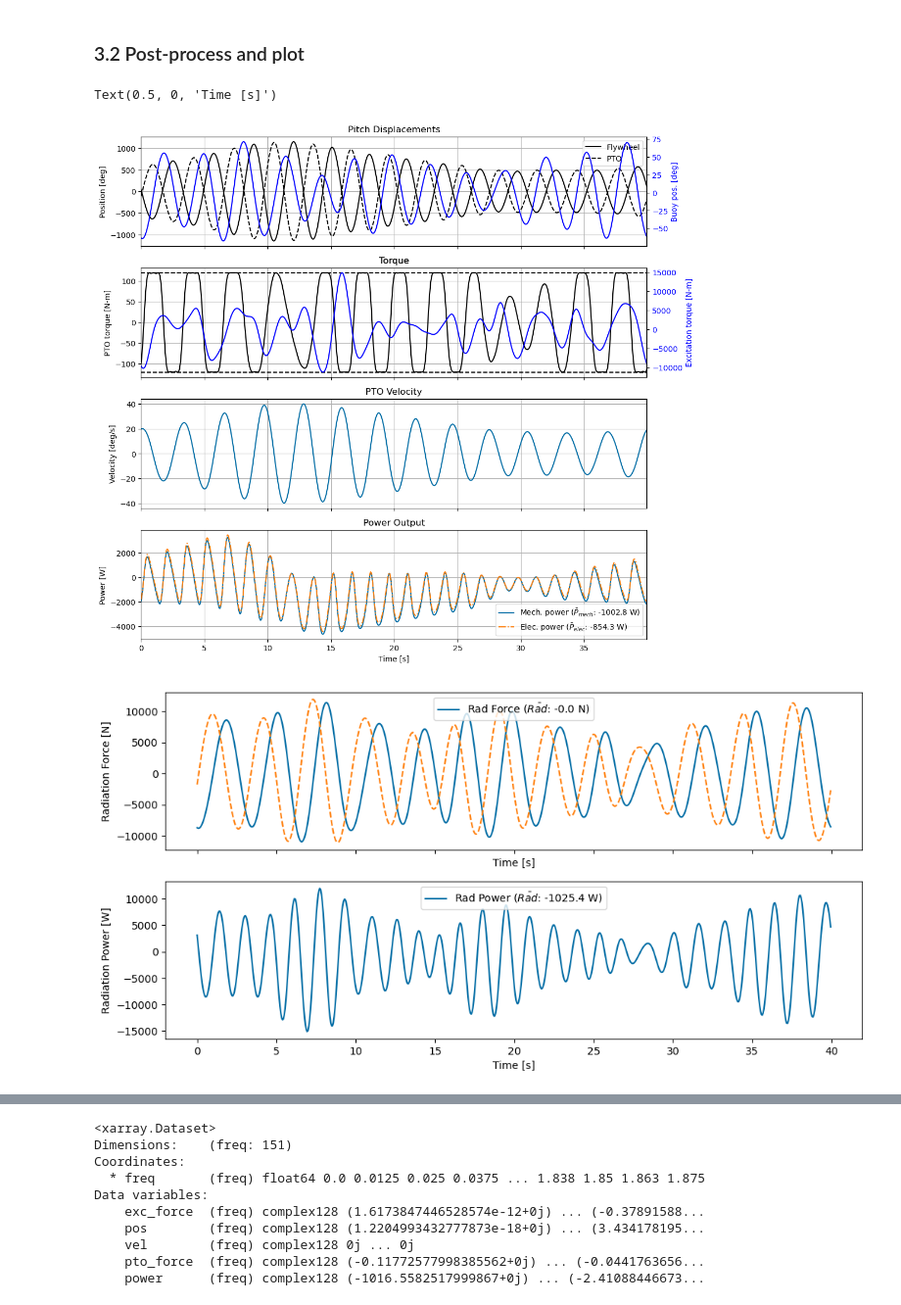
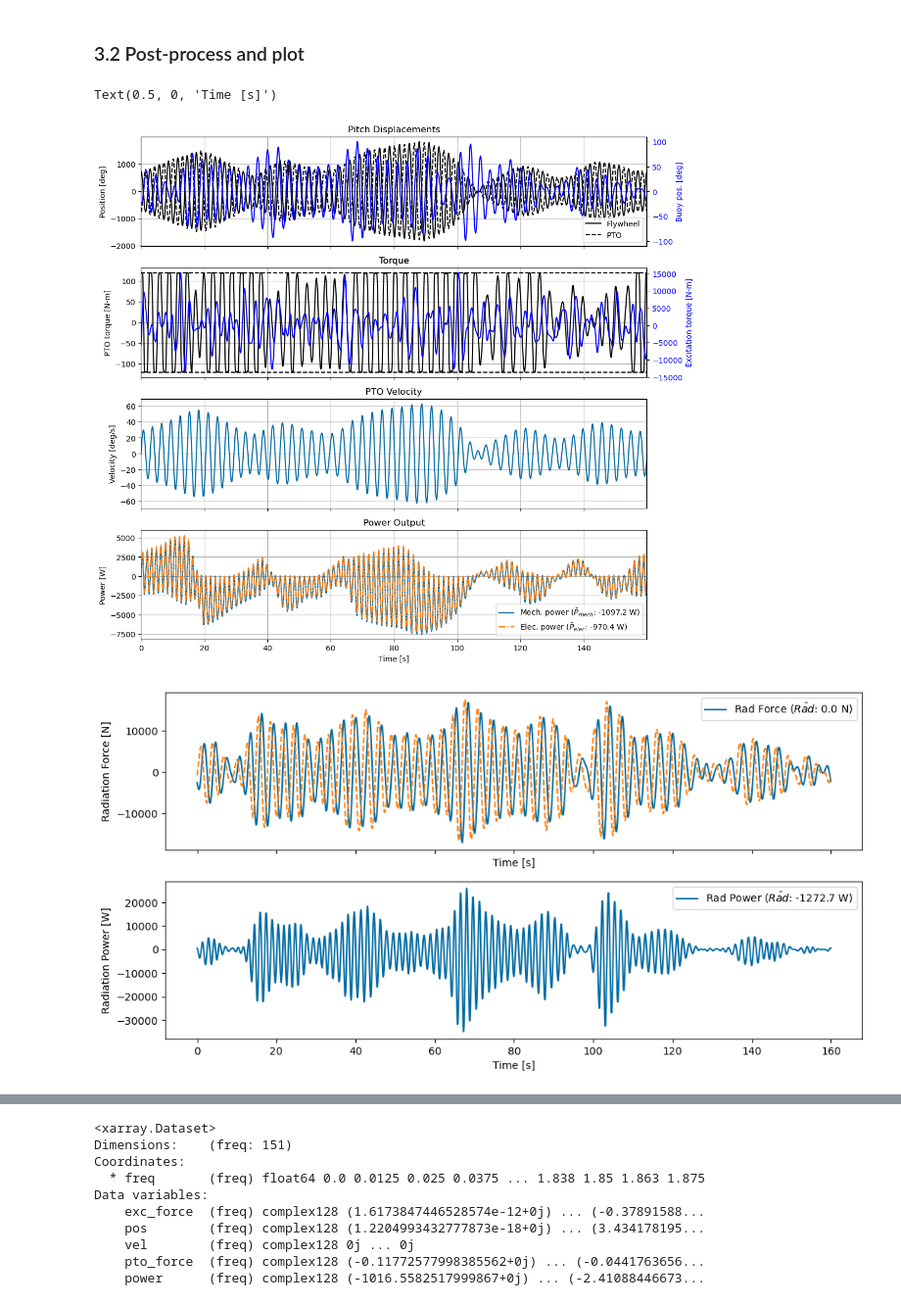
Before and after one commit to jtgrasb/WecOptTool, a Jupyter notebook: examples/tutorial_4_Pioneer.ipynb, the cells around one changed output, grey strips where cells are left out. Shown at 98% size. Saved outputs shown, nothing was run; the diff lists cells and outputs as text; code cells hidden in the pictures.

```diff
--- a/examples/tutorial_4_Pioneer.ipynb
+++ b/examples/tutorial_4_Pioneer.ipynb
@@ -79,7 +79,7 @@ Next, the number of realizations
 # show nrealization convergence
 # %%
 nfreq = 300
-f1 = 3/nfreq # Hz
+f1 = 1.875/nfreq # Hz
 # %%
 # regular
 amplitude = 0.15
@@ -123,7 +123,7 @@ hull_geom = wot.geom.WaveBot(r1=130./2 * in2m,
                              h2=17.321 * in2m,
                              scale_factor=1,
                              freeboard=freeboard)
-mesh = hull_geom.mesh(mesh_size_factor=0.5)
+mesh = hull_geom.mesh(mesh_size_factor=0.3)
 _ = hull_geom.plot_cross_section()
 # %% [output]
 [figure]
@@ -322,23 +315,23 @@ Coordinates:
 # %%
 # compare run times vs. number of frequencies
-nfreqs = [10, 20, 40, 80]
-print(nfreqs)
-fend = 1.875
+#nfreqs = [10, 20, 40, 80]
+#print(nfreqs)
+#fend = 1.875
 
-for nfreq in nfreqs:
+#for nfreq in nfreqs:
 
     # calculate max power
-    #Fe = bem_data['Froude_Krylov_force'] + bem_data['diffraction_force']
-    ampSpect = waves_irregular.sel(realization=0).values
+#    Fe = bem_data['Froude_Krylov_force'] + bem_data['diffraction_force']
+#    ampSpect = waves_irregular.sel(realization=0).values
 
-    Fe = np.squeeze(ampSpect)*np.squeeze(Fe.values)
+#    Fe = np.squeeze(ampSpect)*np.squeeze(Fe.values)
 
     # Maximum Mechanical Power
-    P_ub_vec = (1/8)*abs(Fe)**2/np.real(Zi.squeeze())
-    P_ub = - sum(np.squeeze(P_ub_vec)).values
+#    P_ub_vec = (1/8)*abs(Fe)**2/np.real(Zi.squeeze())
+#    P_ub = - sum(np.squeeze(P_ub_vec)).values
 
-    plt.figure()
-    plt.stem(freq,P_ub_vec)
+#    plt.figure()
+#    plt.stem(freq,P_ub_vec)
 
     #print(P_ub_vec)
-    print(P_ub)
+#    print(P_ub)
@@ -809,7 +805,7 @@ The solver is run 5 times (1 for each wave phase realization). Each of these pha
 ### 3.2 Post-process and plot
 # %%
 nsubsteps = 5
-wec_fdom, wec_tdom = wec.post_process(results[0], waves_irregular.sel(realization=0), nsubsteps=nsubsteps)
+wec_fdom, wec_tdom = wec.post_process(wec,results, waves_irregular, nsubsteps=nsubsteps)
 
 # Manually post-process PTO and flywheel outputs
 x_wec, x_opt = wot.decompose_state(results[0].x, 1, nfreq)
@@ -823,13 +819,13 @@ pto_elec_power = electrical_power(wec, x_wec, x_opt, waves_irregular.sel(realiza
 avg_mech_power = np.mean(pto_mech_power)
 avg_elec_power = np.mean(pto_elec_power)
 
-rad_force = np.squeeze(wec_tdom['force'].sel(type=['radiation']))
-rad_force_fd = np.squeeze(wec_fdom['force'].sel(type=['radiation']))
+rad_force = np.squeeze(wec_tdom[0]['force'].sel(type=['radiation']))
+rad_force_fd = np.squeeze(wec_fdom[0]['force'].sel(type=['radiation']))
 
-rad_power = rad_force*wec_tdom['vel']
+rad_power = rad_force*wec_tdom[0]['vel']
 # %%
 fig, ax = plt.subplots(nrows=4, sharex=True, figsize=(12, 12))
-t = wec_tdom.time.values
+t = wec_tdom[0].time.values
 
 # Positions
 ax[0].plot(t, fw_pos*180/np.pi, label='Flywheel', c='k')
@@ -840,7 +836,7 @@ ax[0].legend()
 
 ax0 = ax[0].twinx()
 ax0.tick_params(axis='y', labelcolor='b')
-(wec_tdom.pos*180/np.pi).plot(hue='influenced_dof', label='Buoy', ax=ax0, c='b')
+(wec_tdom[0].pos*180/np.pi).plot(hue='influenced_dof', label='Buoy', ax=ax0, c='b')
 ax0.set_ylabel('Buoy pos. [deg]', color='b')
 ax0.set_title('')
 
@@ -853,7 +849,7 @@ ax[1].set_title('Torque')
 
 ax1 = ax[1].twinx()
 ax1.tick_params(axis='y', labelcolor='b')
-wec_tdom['force'].sel(type=['Froude_Krylov', 'diffraction']).sum('type').plot(ax=ax1, c='b')
+wec_tdom[0]['force'].sel(type=['Froude_Krylov', 'diffraction']).sum('type').plot(ax=ax1, c='b')
 ax1.set_ylabel('Excitation torque [N-m]', color='b')
 ax1.set_title('Torque')
 
@@ -863,34 +859,34 @@ ax[2].set_title('PTO Velocity')
 ax[2].set_ylabel('Velocity [deg/s]')
 
 # Power
 ax[3].plot(t, pto_mech_power, label='Mech. power ($\\bar{P}_{mech}$: ' + f'{avg_mech_power:.1f} W)')
 ax[3].plot(t, pto_elec_power, linestyle='dashdot', label='Elec. power ($\\bar{P}_{elec}$: ' + f'{avg_elec_power:.1f} W)')
 ax[3].set_title('Power Output')
 ax[3].set_ylabel('Power [W]')
 ax[3].legend()
 ax[3].set_xlabel('Time [s]')
 
 for axi in ax:
     axi.grid()
     axi.label_outer()
     axi.autoscale(axis='x', tight=True)
 
 fig, ax = plt.subplots(nrows=2, sharex=True, figsize=(12, 6))
 
 # Power
 ax[0].plot(t, rad_force, label='Rad Force ($\\bar{Rad}$: ' + f'{np.mean(rad_force):.1f} N)')
 #ax[0].plot(t,np.squeeze(wec_tdom['force'].sel(type=['Friction']))*1e3,'-.',label='Friction')
-ax[0].plot(t,np.squeeze(wec_tdom['vel'])*5000,'--')
+ax[0].plot(t,np.squeeze(wec_tdom[0]['vel'])*5000,'--')
 ax[0].set_ylabel('Radiation Force [N]')
 ax[0].legend()
 ax[0].set_xlabel('Time [s]')
 
 ax[1].plot(t, rad_power, label='Rad Power ($\\bar{Rad}$: ' + f'{np.mean(rad_power):.1f} W)')
 ax[1].set_ylabel('Radiation Power [W]')
 ax[1].legend()
 ax[1].set_xlabel('Time [s]')
 # %% [output]
 Text(0.5, 0, 'Time [s]')
-[figure, old version]
+[figure, new version]
-[figure, old version]
+[figure, new version]
 # %%
```
Also changed, not shown: parts of 15 cells of this notebook, 3 other files.
